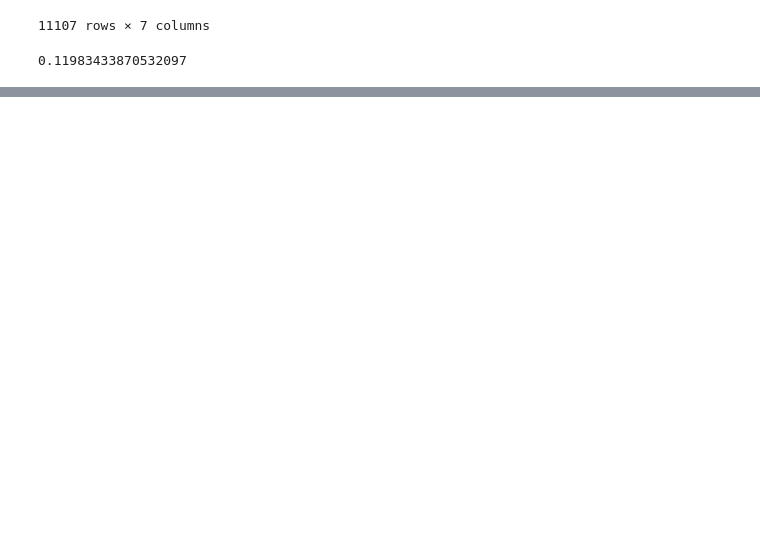
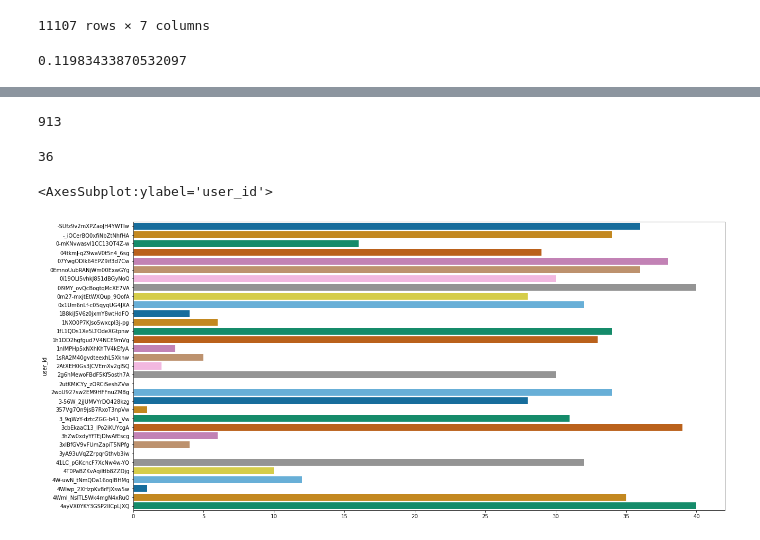
Before and after one commit to lucarossi9/Statistical-computation-project-2, a Jupyter notebook: newfriend.ipynb, the cells around one changed output, grey strips where cells are left out. Drawn from its saved outputs; the diff is of its cells as text; code cells hidden in the pictures; blank space fills up the shorter version.

Commit message:
model on new restaurant suggestions

```diff
--- a/newfriend.ipynb
+++ b/newfriend.ipynb
@@ -251,3 +251,18 @@ df_final
 df_final['truefriend'].mean()
 # %% [output]
 0.11983433870532097
+# %%
+def suggest(user_id, a, data):
+    friends=(a['user_id'][a['user_id1_y']==user_id])
+    friends=friends.to_list()
+    f=a['user_id1_y'][a['user_id']==user_id]
+    friends.extend(f.to_list())
+    lis=[]
+    for p in friends:
+        temp=data['business_id'][data['user_id1']==p]
+        lis.extend(temp.to_list())
+    lis=list(set(lis))
+    l=data['business_id'][data['user_id1']==user_id]
+    #sugg=[x for x in lis if x not in l]
+    sugg=list(set(lis)-set(l))
+    return sugg
@@ -253,0 +276,23 @@ df_final['truefriend'].mean()
+# %%
+len(suggest('-SUfz9v2mXPZaoJH4YWTIw',a, data))
+# %% [output]
+913
+# %%
+five=data[data['stars1']>4]
+# %%
+len(suggest('-SUfz9v2mXPZaoJH4YWTIw',a, five))
+# %% [output]
+36
+# %%
+test=a['user_id'].head(100)
+# %%
+numres=[]
+for p in test:
+    numres.append(len(suggest(p ,a, five)))
+# %%
+import matplotlib.pyplot as plt
+fig, ax=plt.subplots(1,1,figsize=(20,10))
+sns.barplot(y=test, x=numres, orient="h", ax=ax, palette='colorblind')
+# %% [output]
+<AxesSubplot:ylabel='user_id'>
+[figure, added]
```
Also changed, not shown: parts of 2 cells of this notebook.
